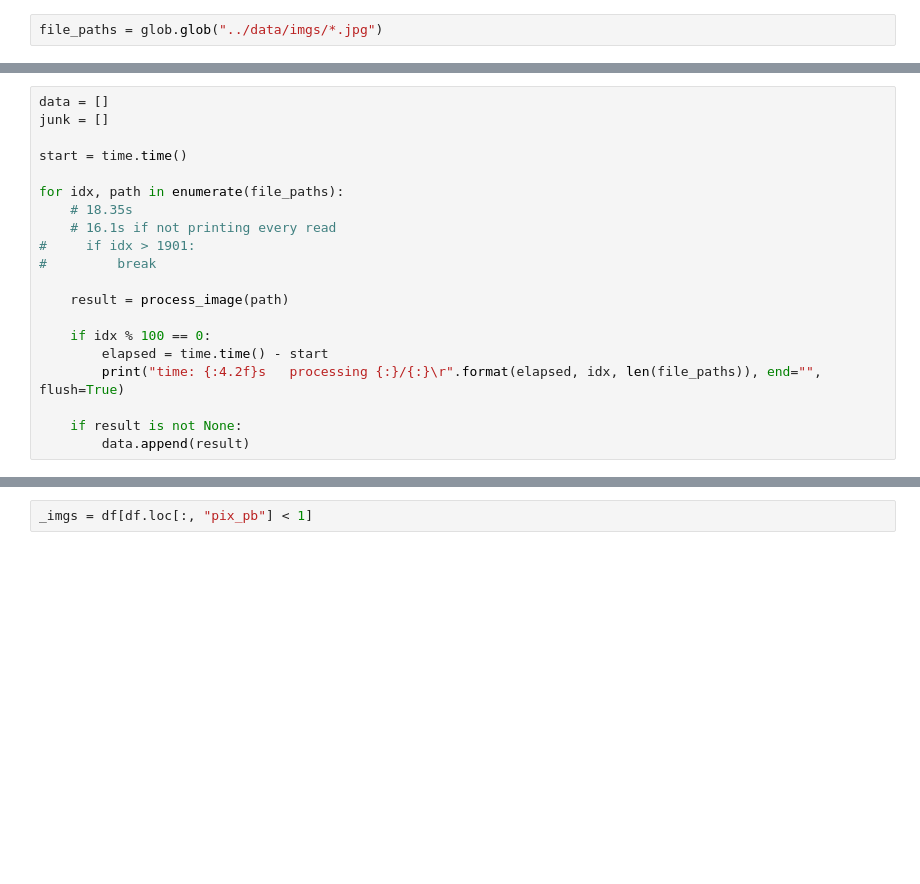
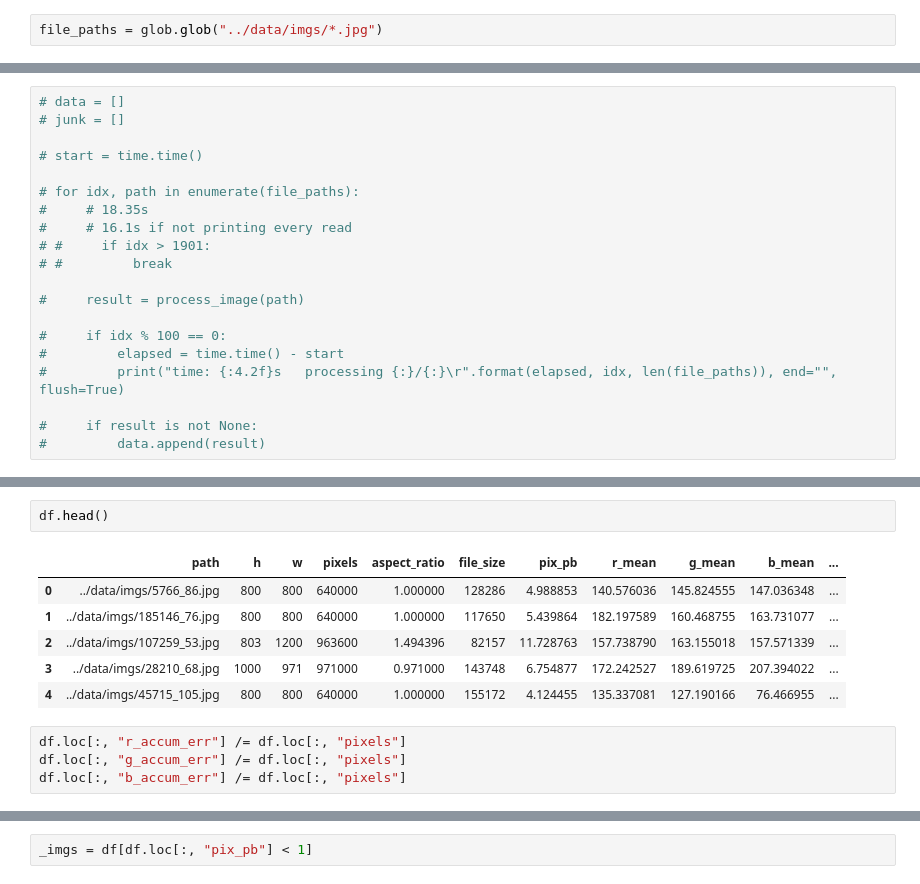
Before and after one commit to pixelatedbrian/fortnight-furniture, a Jupyter notebook: notebooks/find_mean_and_std_of_images.ipynb, the cells around one changed output, grey strips where cells are left out. Saved outputs shown, nothing was run; the diff lists cells and outputs as text; blank space fills up the shorter version.

```diff
--- a/notebooks/find_mean_and_std_of_images.ipynb
+++ b/notebooks/find_mean_and_std_of_images.ipynb
@@ -70,23 +86,23 @@ def process_image(path):
     else:
         return None
 # %%
-data = []
-junk = []
+# data = []
+# junk = []
 
-start = time.time()
+# start = time.time()
 
-for idx, path in enumerate(file_paths):
-    # 18.35s
-    # 16.1s if not printing every read
-#     if idx > 1901:
-#         break
+# for idx, path in enumerate(file_paths):
+#     # 18.35s
+#     # 16.1s if not printing every read
+# #     if idx > 1901:
+# #         break
 
-    result = process_image(path)
+#     result = process_image(path)
 
-    if idx % 100 == 0:
-        elapsed = time.time() - start
-        print("time: {:4.2f}s   processing {:}/{:}\r".format(elapsed, idx, len(file_paths)), end="", flush=True)
+#     if idx % 100 == 0:
+#         elapsed = time.time() - start
+#         print("time: {:4.2f}s   processing {:}/{:}\r".format(elapsed, idx, len(file_paths)), end="", flush=True)
 
-    if result is not None:
-        data.append(result)
+#     if result is not None:
+#         data.append(result)
 # %% [output]
@@ -117,3 +164,16 @@ memory usage: 15.1+ MB
+# %%
+df.head()
+# %% [output]
+|  | path | h | w | pixels | aspect_ratio | file_size | pix_pb | r_mean | g_mean | b_mean | ... |
+| 0 | ../data/imgs/5766_86.jpg | 800 | 800 | 640000 | 1.000000 | 128286 | 4.988853 | 140.576036 | 145.824555 | 147.036348 | ... |
+| 1 | ../data/imgs/185146_76.jpg | 800 | 800 | 640000 | 1.000000 | 117650 | 5.439864 | 182.197589 | 160.468755 | 163.731077 | ... |
+| 2 | ../data/imgs/107259_53.jpg | 803 | 1200 | 963600 | 1.494396 | 82157 | 11.728763 | 157.738790 | 163.155018 | 157.571339 | ... |
+| 3 | ../data/imgs/28210_68.jpg | 1000 | 971 | 971000 | 0.971000 | 143748 | 6.754877 | 172.242527 | 189.619725 | 207.394022 | ... |
+| 4 | ../data/imgs/45715_105.jpg | 800 | 800 | 640000 | 1.000000 | 155172 | 4.124455 | 135.337081 | 127.190166 | 76.466955 | ... |
+# %%
+df.loc[:, "r_accum_err"] /= df.loc[:, "pixels"]
+df.loc[:, "g_accum_err"] /= df.loc[:, "pixels"]
+df.loc[:, "b_accum_err"] /= df.loc[:, "pixels"]
 # %%
 df.head()
 # %% [output]
```
Also changed, not shown: parts of 32 cells of this notebook, 6 other files.
